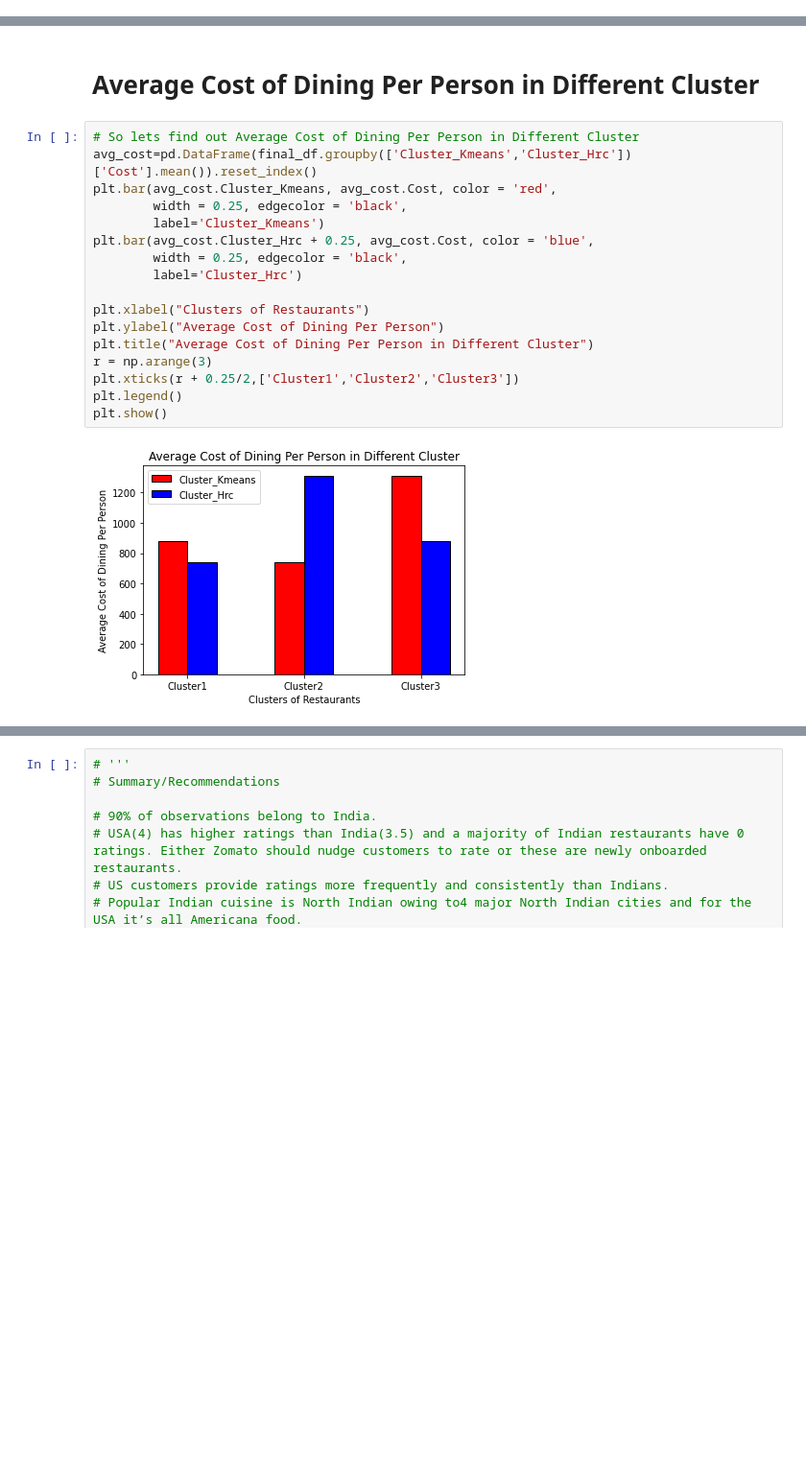
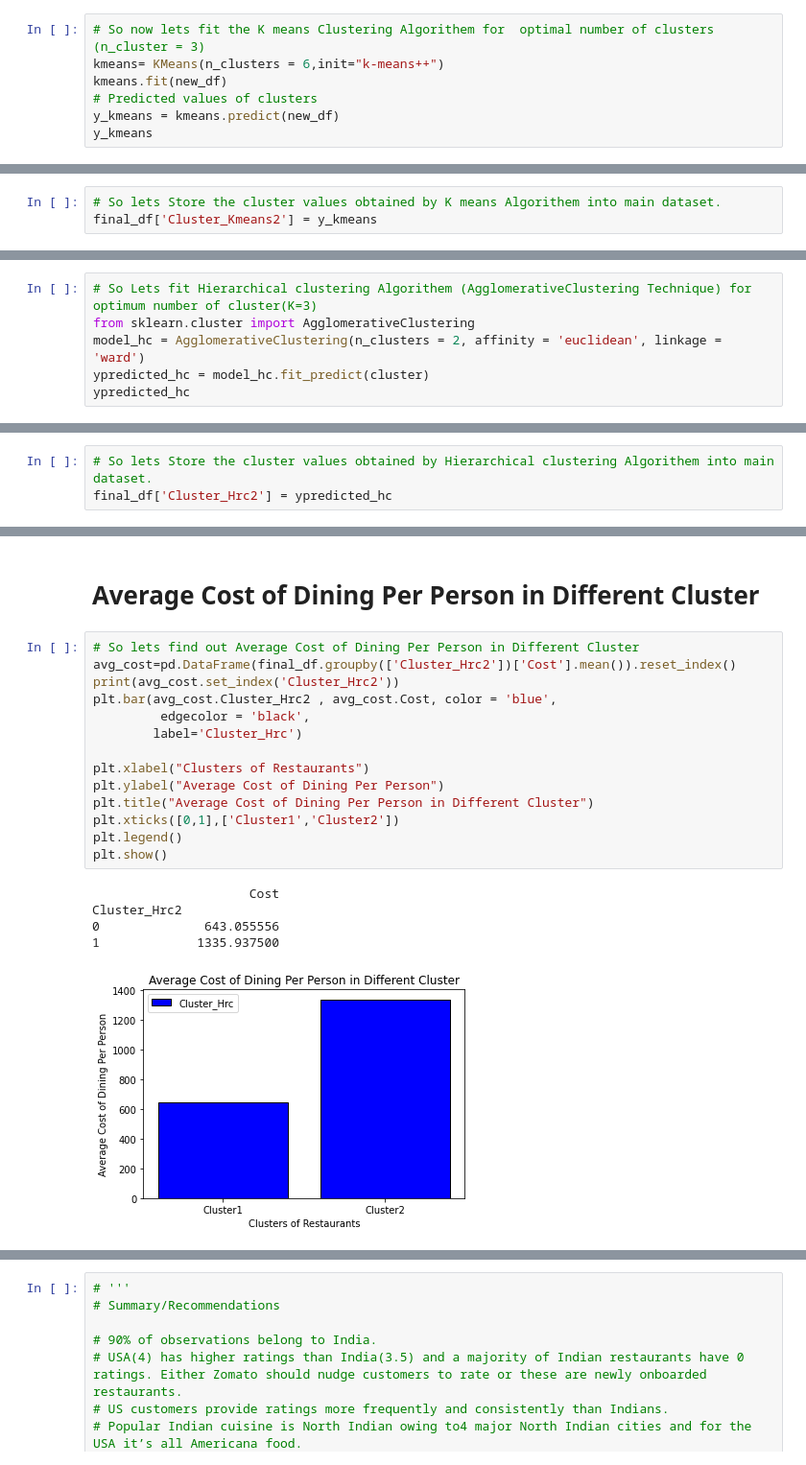
Before and after one commit to VilasSonawane/ZOMATO-RESTAURANT-CLUSTERING-AND-SENTIMENT-ANALYSIS, a Jupyter notebook: Vilas_Final_Copy_of_ZOMATO_RESTAURANT_CLUSTERING_AND_SENTIMENT_ANALYSIS.ipynb, the cells around one changed output, grey strips where cells are left out. Shown at 96% size. Drawn from its saved outputs; the diff is of its cells as text; blank space fills up the shorter version.

```diff
--- a/Vilas_Final_Copy_of_ZOMATO_RESTAURANT_CLUSTERING_AND_SENTIMENT_ANALYSIS.ipynb
+++ b/Vilas_Final_Copy_of_ZOMATO_RESTAURANT_CLUSTERING_AND_SENTIMENT_ANALYSIS.ipynb
@@ -1535,0 +1676,7 @@ plt.show()
+# %%
+# So now lets fit the K means Clustering Algorithem for  optimal number of clusters (n_cluster = 3)
+kmeans= KMeans(n_clusters = 6,init="k-means++")
+kmeans.fit(new_df)
+# Predicted values of clusters
+y_kmeans = kmeans.predict(new_df)
+y_kmeans
@@ -1535,0 +1689,3 @@ plt.show()
+# %%
+# So lets Store the cluster values obtained by K means Algorithem into main dataset.
+final_df['Cluster_Kmeans2'] = y_kmeans
@@ -1535,0 +1768,6 @@ plt.show()
+# %%
+# So Lets fit Hierarchical clustering Algorithem (AgglomerativeClustering Technique) for optimum number of cluster(K=3)
+from sklearn.cluster import AgglomerativeClustering
+model_hc = AgglomerativeClustering(n_clusters = 2, affinity = 'euclidean', linkage = 'ward')
+ypredicted_hc = model_hc.fit_predict(cluster)
+ypredicted_hc
@@ -1535,0 +1780,3 @@ plt.show()
+# %%
+# So lets Store the cluster values obtained by Hierarchical clustering Algorithem into main dataset.
+final_df['Cluster_Hrc2'] = ypredicted_hc
@@ -1539,20 +1805,21 @@ plt.show()
 # **Average Cost of Dining Per Person in Different Cluster**
 # %%
 # So lets find out Average Cost of Dining Per Person in Different Cluster
-avg_cost=pd.DataFrame(final_df.groupby(['Cluster_Kmeans','Cluster_Hrc'])['Cost'].mean()).reset_index()
-plt.bar(avg_cost.Cluster_Kmeans, avg_cost.Cost, color = 'red',
-        width = 0.25, edgecolor = 'black',
-        label='Cluster_Kmeans')
-plt.bar(avg_cost.Cluster_Hrc + 0.25, avg_cost.Cost, color = 'blue',
-        width = 0.25, edgecolor = 'black',
+avg_cost=pd.DataFrame(final_df.groupby(['Cluster_Hrc2'])['Cost'].mean()).reset_index()
+print(avg_cost.set_index('Cluster_Hrc2'))
+plt.bar(avg_cost.Cluster_Hrc2 , avg_cost.Cost, color = 'blue',
+         edgecolor = 'black',
         label='Cluster_Hrc')
 
 plt.xlabel("Clusters of Restaurants")
 plt.ylabel("Average Cost of Dining Per Person")
 plt.title("Average Cost of Dining Per Person in Different Cluster")
-r = np.arange(3)
-plt.xticks(r + 0.25/2,['Cluster1','Cluster2','Cluster3'])
+plt.xticks([0,1],['Cluster1','Cluster2'])
 plt.legend()
 plt.show()
 # %% [output]
+                     Cost
+Cluster_Hrc2
+0              643.055556
+1             1335.937500
-[figure, old version]
+[figure, new version]
```
Also changed, not shown: parts of 88 cells of this notebook.
